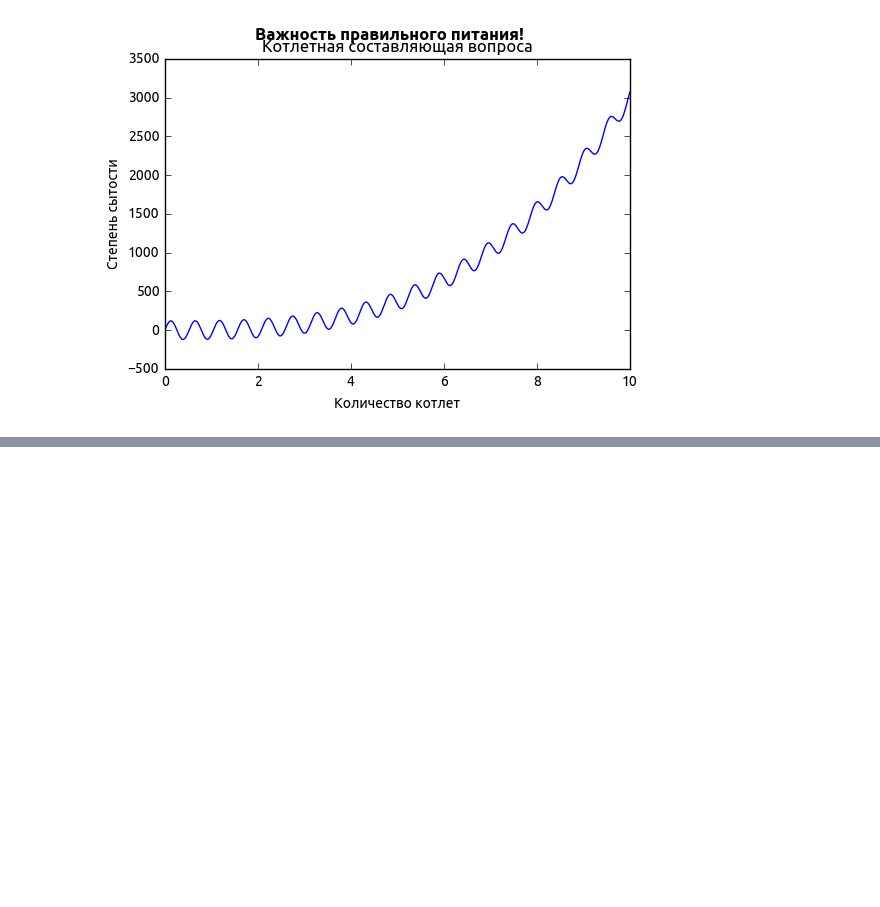
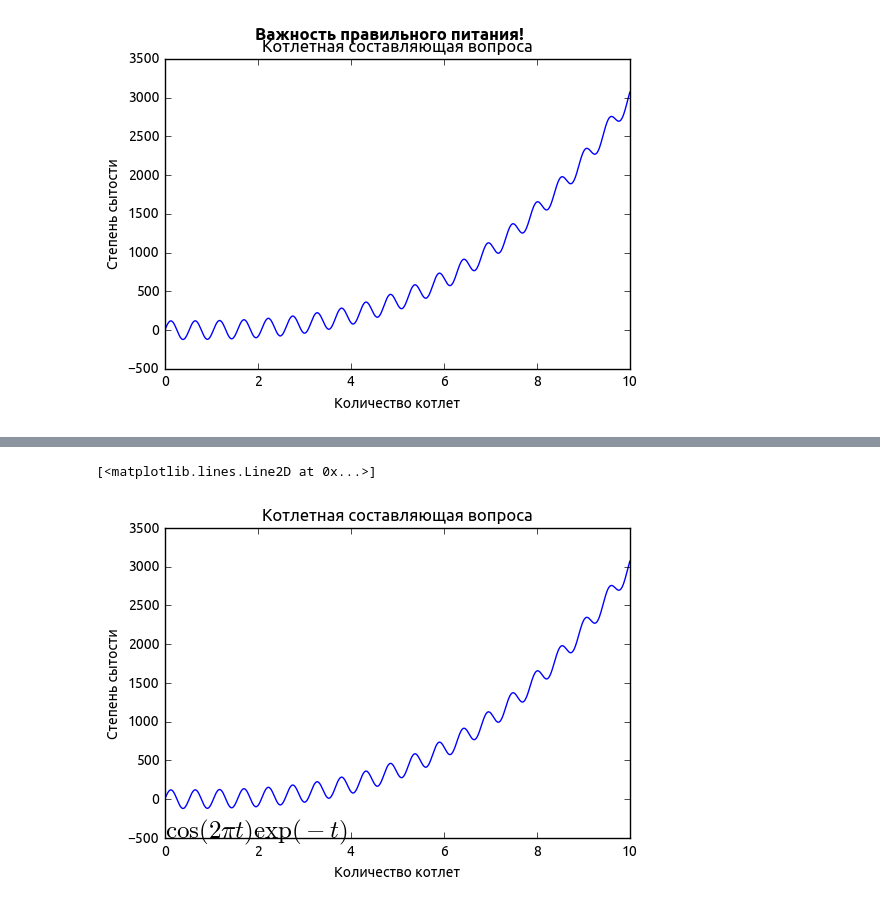
Before and after one commit to kostaNew/comp_sci_spring_2017, a Jupyter notebook: lesson2/matplotlib_text_tutorial.ipynb, the cells around one changed output, grey strips where cells are left out. Saved outputs shown, nothing was run; the diff lists cells and outputs as text; code cells hidden in the pictures; blank space fills up the shorter version.

```diff
--- a/lesson2/matplotlib_text_tutorial.ipynb
+++ b/lesson2/matplotlib_text_tutorial.ipynb
@@ -48,0 +60,14 @@ plt.plot(x,y)
+# %%
+%matplotlib inline
+
+fig = plt.figure()
+ax = fig.add_subplot(111)
+ax.set_title(u'Котлетная составляющая вопроса')
+ax.text(0, 0, r'$\cos(2 \pi t) \exp(-t)$', fontsize=18, transform = ax.transAxes) # Кординаты привязаны к данным
+ax.set_xlabel(u'Количество котлет')
+ax.set_ylabel(u'Степень сытости')
+ax.plot(x,y)
+#ax.savefig('for_publication.pdf')
+# %% [output]
+[<matplotlib.lines.Line2D at 0x...>]
+[figure, added]
```
Also changed, not shown: parts of 4 cells of this notebook, 10 other files.
